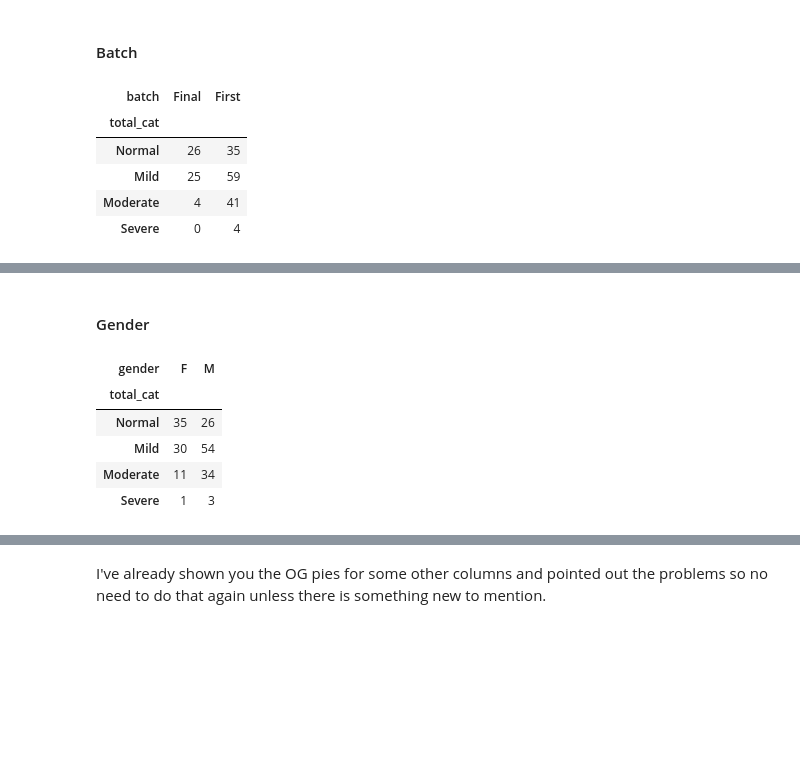
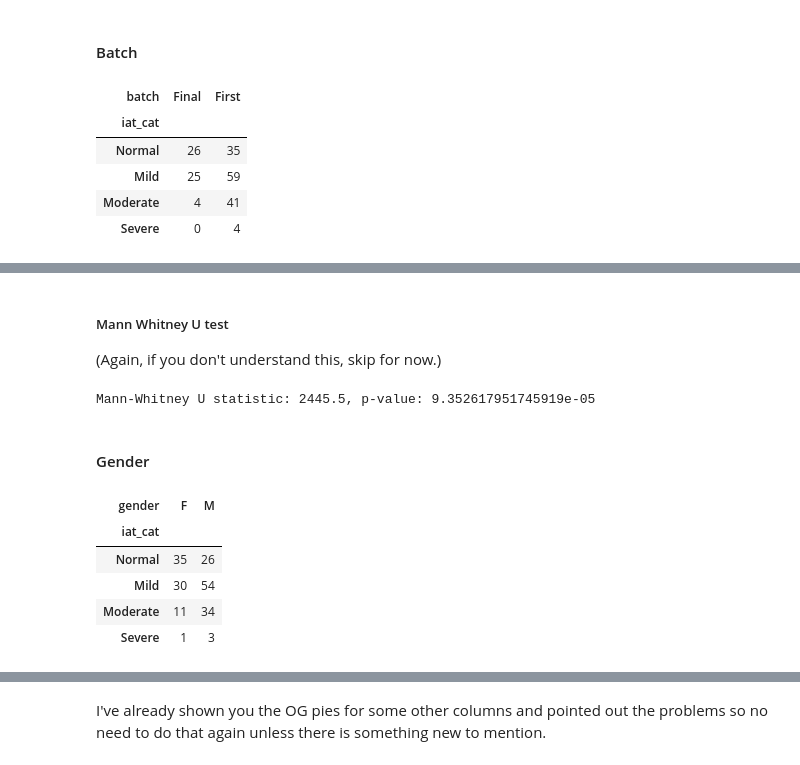
Before and after one commit to akankshazc/sts_iad, a Jupyter notebook: 3_iat.ipynb, the cells around one changed output, grey strips where cells are left out. Saved outputs shown, nothing was run; the diff lists cells and outputs as text; code cells hidden in the pictures; blank space fills up the shorter version.

Commit message:
Modify the final_df with addition of IAT scores and categories.

```diff
--- a/3_iat.ipynb
+++ b/3_iat.ipynb
@@ -49,7 +49,7 @@ First we need to do some calculations as per the instructions of the IAT
 # %% [markdown]
 #### Total IAT scores and category
 # %%
-df['total'] = df.iloc[:, 2:].sum(axis=1)
+df['iat_total'] = df.iloc[:, 2:].sum(axis=1)
 df.head()
 # %% [output]
 |  | gender | batch | iat_1 | iat_2 | iat_3 | iat_4 | iat_5 | iat_6 | iat_7 | iat_8 | ... | ... |
@@ -62,7 +62,7 @@ df.head()
 # %%
 score_range = [0, 31, 50, 80, 100]
 score_labels = ['Normal', 'Mild', 'Moderate', 'Severe']
-df['total_cat'] = pd.cut(df['total'], bins=score_range, labels=score_labels, right=False)
+df['iat_cat'] = pd.cut(df['iat_total'], bins=score_range, labels=score_labels, right=False)
 df.head()
 # %% [output]
 |  | gender | batch | iat_1 | iat_2 | iat_3 | iat_4 | iat_5 | iat_6 | iat_7 | iat_8 | ... | ... |
@@ -127,11 +127,11 @@ plt.show()
 # %% [markdown]
 #### Batch
 # %%
-iat_batch = df.groupby(['total_cat', 'batch']).size().unstack()
+iat_batch = df.groupby(['iat_cat', 'batch']).size().unstack()
 iat_batch
 # %% [output]
 | batch | Final | First |
-| total_cat |  |  |
+| iat_cat |  |  |
 | Normal | 26 | 35 |
 | Mild | 25 | 59 |
 | Moderate | 4 | 41 |
@@ -155,14 +155,30 @@ plt.tight_layout()
 plt.show()
 # %% [output]
 [drawing not drawn]
+# %% [markdown]
+##### Mann Whitney U test
+
+(Again, if you don't understand this, skip for now.)
+# %%
+from scipy.stats import mannwhitneyu
+
+final_iat = df[df['batch'] == 'Final']['iat_total']
+first_iat = df[df['batch'] == 'First']['iat_total']
+
+# run Mann-Whitney U test
+u_stat, p_value = mannwhitneyu(final_iat, first_iat, alternative='two-sided')
+
+print(f"Mann-Whitney U statistic: {u_stat}, p-value: {p_value}")
+# %% [output]
+Mann-Whitney U statistic: 2445.5, p-value: 9.352617951745919e-05
 # %% [markdown]
 #### Gender
 # %%
-iat_gender = df.groupby(['total_cat', 'gender']).size().unstack()
+iat_gender = df.groupby(['iat_cat', 'gender']).size().unstack()
 iat_gender
 # %% [output]
 | gender | F | M |
-| total_cat |  |  |
+| iat_cat |  |  |
 | Normal | 35 | 26 |
 | Mild | 30 | 54 |
 | Moderate | 11 | 34 |
```
Also changed, not shown: parts of 11 cells of this notebook, 1 other file.
